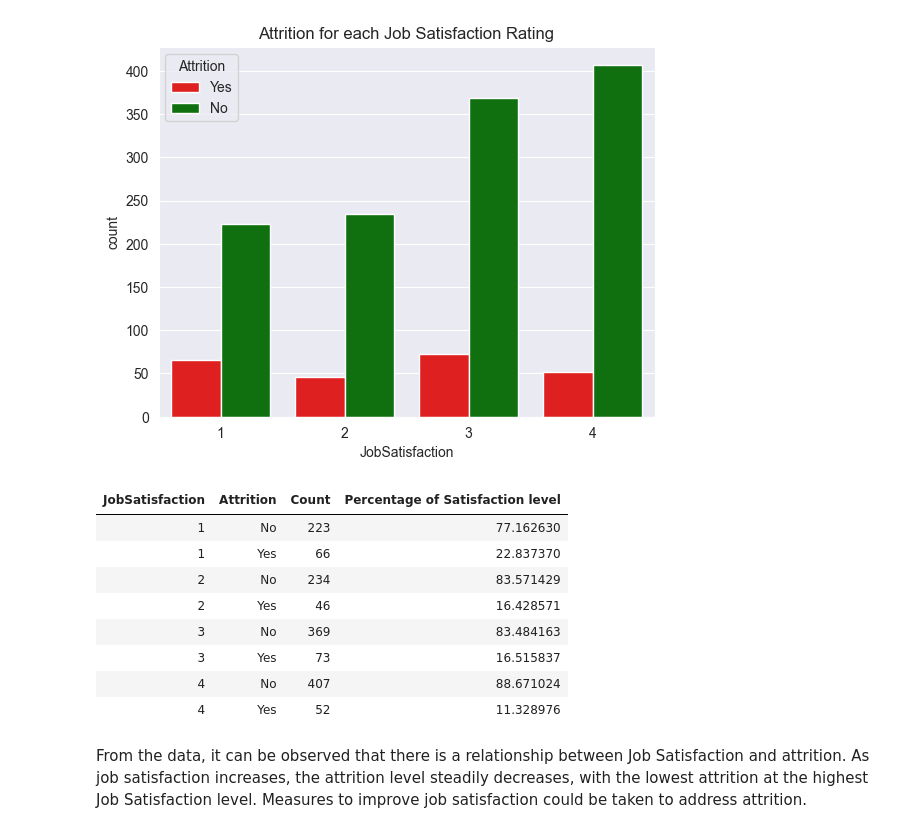
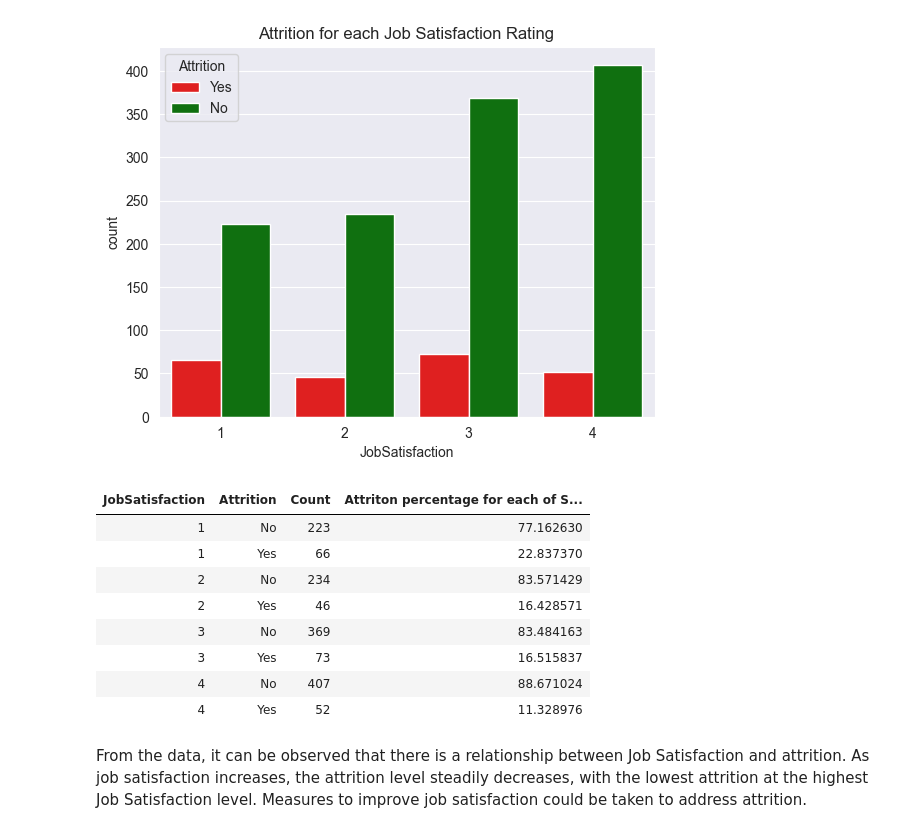
Before and after one commit to Jensen-T/HR-Analysis, a Jupyter notebook: hr-analysis.ipynb, the cells around one changed output. Drawn from its saved outputs; the diff is of its cells as text; code cells hidden in the pictures.

```diff
--- a/hr-analysis.ipynb
+++ b/hr-analysis.ipynb
@@ -197,10 +231,10 @@ Text(0.5, 1.0, 'Attrition for each Job Satisfaction Rating')
 # %%
 satisfaction = df.groupby(['JobSatisfaction', 'Attrition']).size().reset_index(name = 'Count')
 satisfaction_totals = df.groupby('JobSatisfaction').size()
-satisfaction["Percentage of Satisfaction level"] = satisfaction.apply(lambda row: (row["Count"] / satisfaction_totals[row["JobSatisfaction"]]) * 100, axis=1)
+satisfaction["Attriton percentage for each of Satisfaction level"] = satisfaction.apply(lambda row: (row["Count"] / satisfaction_totals[row["JobSatisfaction"]]) * 100, axis=1)
 satisfaction.style.hide(axis ='index')
 # %% [output]
-| JobSatisfaction | Attrition | Count | Percentage of Satisfaction level |
+| JobSatisfaction | Attrition | Count | Attriton percentage for each of S... |
 | 1 | No | 223 | 77.162630 |
 | 1 | Yes | 66 | 22.837370 |
 | 2 | No | 234 | 83.571429 |
```
Also changed, not shown: parts of 26 cells of this notebook.
